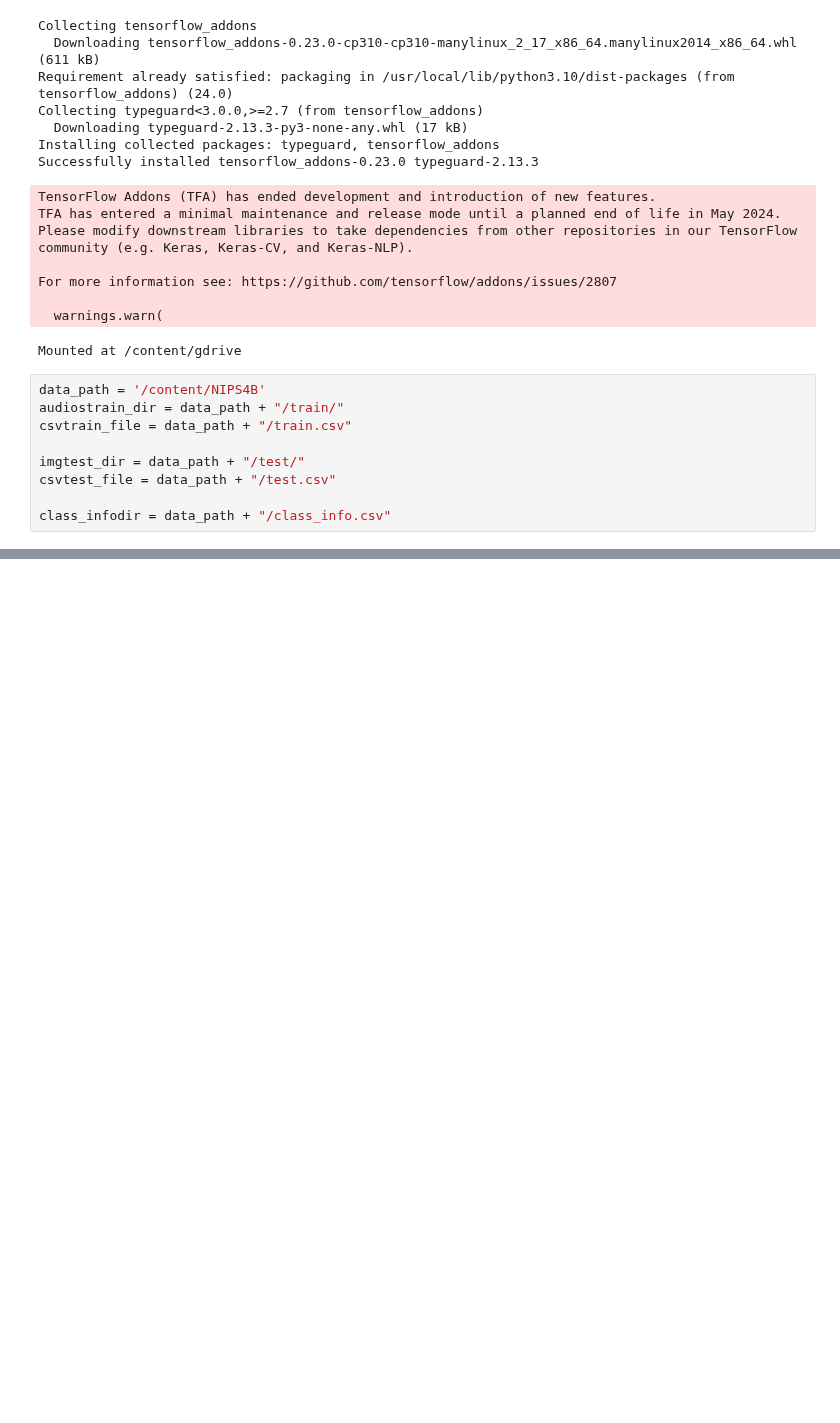
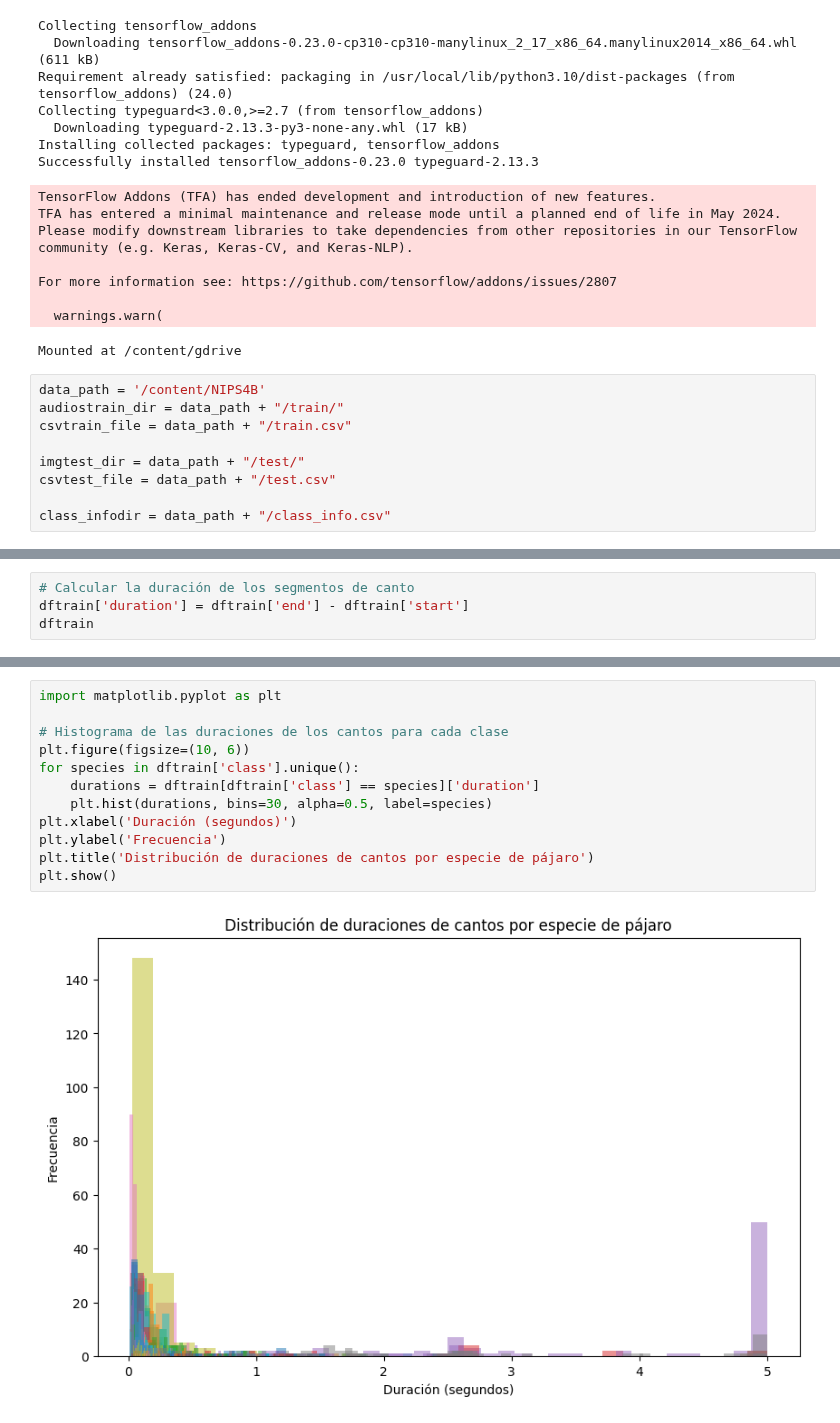
Before and after one commit to 288756/VisArtificial, a Jupyter notebook: Aprofundo.ipynb, the cells around one changed output, grey strips where cells are left out. Cells and saved outputs as stored; diff of their text form; blank space fills up the shorter version.

```diff
--- a/Aprofundo.ipynb
+++ b/Aprofundo.ipynb
@@ -71,0 +86,4 @@ class_info
+# %%
+# Calcular la duración de los segmentos de canto
+dftrain['duration'] = dftrain['end'] - dftrain['start']
+dftrain
@@ -71,0 +130,14 @@ class_info
+# %%
+import matplotlib.pyplot as plt
+
+# Histograma de las duraciones de los cantos para cada clase
+plt.figure(figsize=(10, 6))
+for species in dftrain['class'].unique():
+    durations = dftrain[dftrain['class'] == species]['duration']
+    plt.hist(durations, bins=30, alpha=0.5, label=species)
+plt.xlabel('Duración (segundos)')
+plt.ylabel('Frecuencia')
+plt.title('Distribución de duraciones de cantos por especie de pájaro')
+plt.show()
+# %% [output]
+[figure, added]
```
Also changed, not shown: parts of 7 cells of this notebook.
